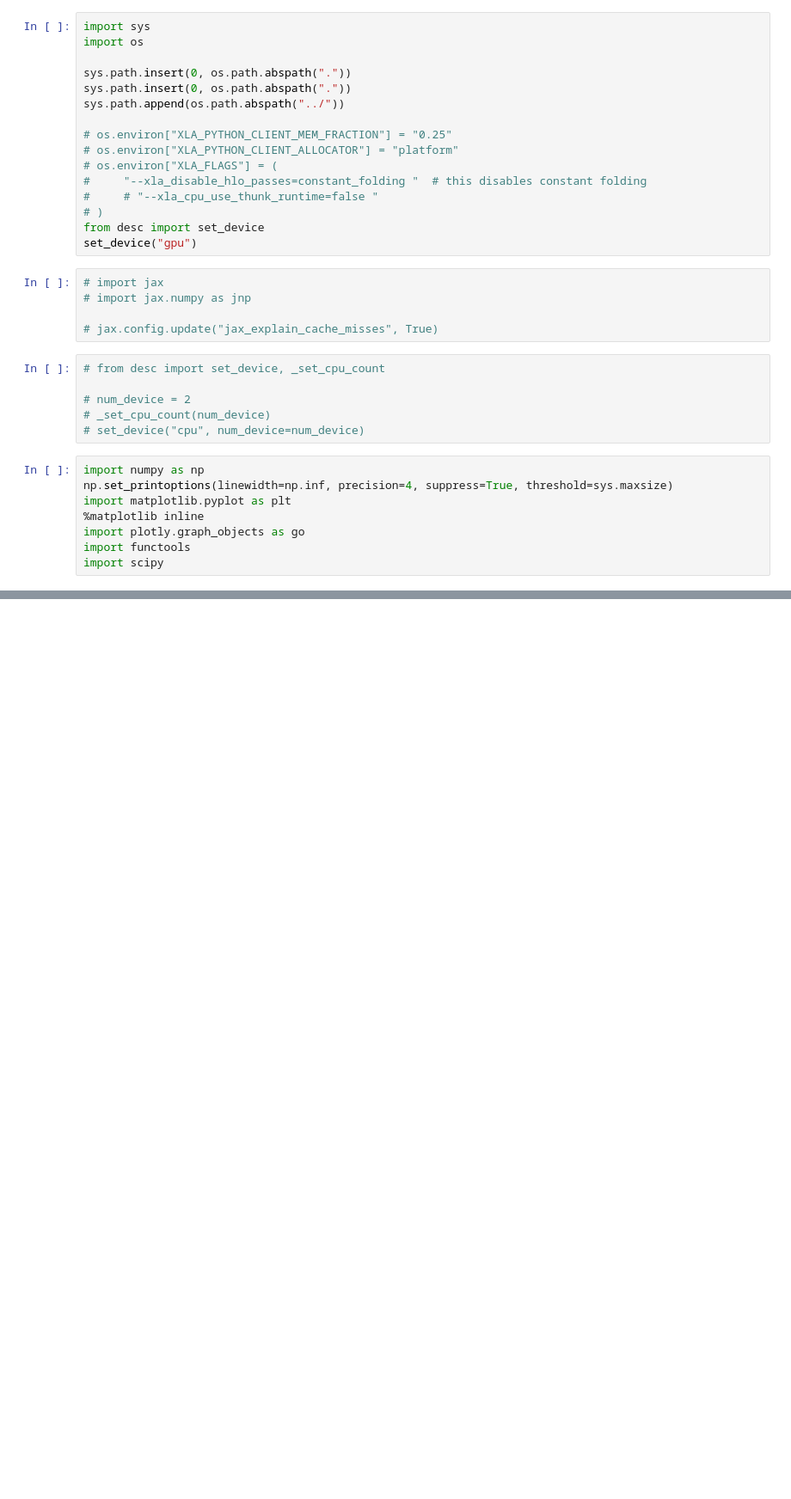
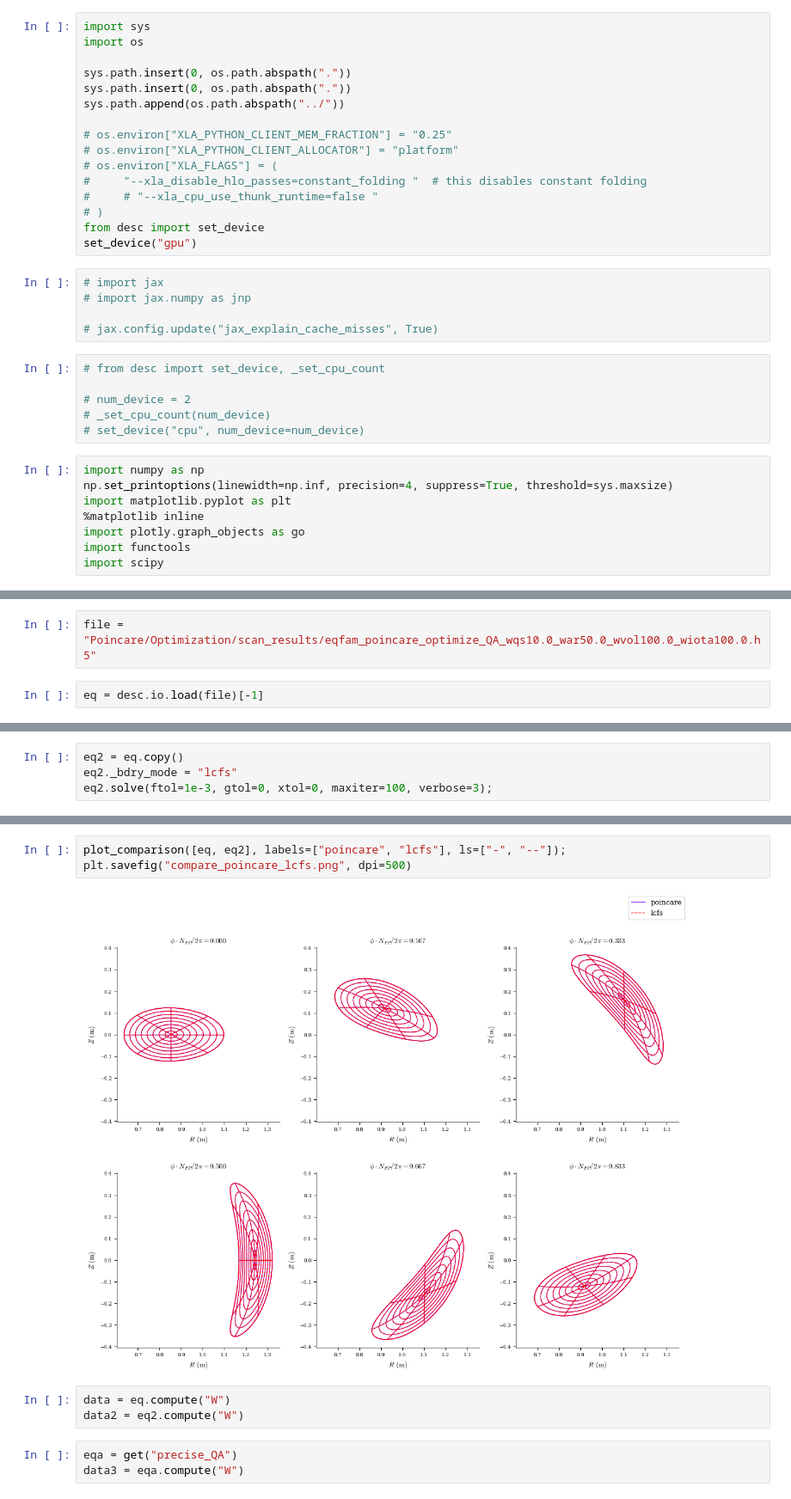
Before and after one commit to YigitElma/DEBUG-DESC, a Jupyter notebook: test-notebook.ipynb, the cells around one changed output, grey strips where cells are left out. Shown at 86% size. Saved outputs shown, nothing was run; the diff lists cells and outputs as text; blank space fills up the shorter version.

```diff
--- a/test-notebook.ipynb
+++ b/test-notebook.ipynb
@@ -262,0 +83,4 @@ objective._feasible_tangents.shape
+# %%
+file = "Poincare/Optimization/scan_results/eqfam_poincare_optimize_QA_wqs10.0_war50.0_wvol100.0_wiota100.0.h5"
+# %%
+eq = desc.io.load(file)[-1]
@@ -262,0 +98,4 @@ objective._feasible_tangents.shape
+# %%
+eq2 = eq.copy()
+eq2._bdry_mode = "lcfs"
+eq2.solve(ftol=1e-3, gtol=0, xtol=0, maxiter=100, verbose=3);
@@ -262,0 +120,11 @@ objective._feasible_tangents.shape
+# %%
+plot_comparison([eq, eq2], labels=["poincare", "lcfs"], ls=["-", "--"]);
+plt.savefig("compare_poincare_lcfs.png", dpi=500)
+# %% [output]
+[figure, added]
+# %%
+data = eq.compute("W")
+data2 = eq2.compute("W")
+# %%
+eqa = get("precise_QA")
+data3 = eqa.compute("W")
```
Also changed, not shown: parts of 22 cells of this notebook, 8 other files.
